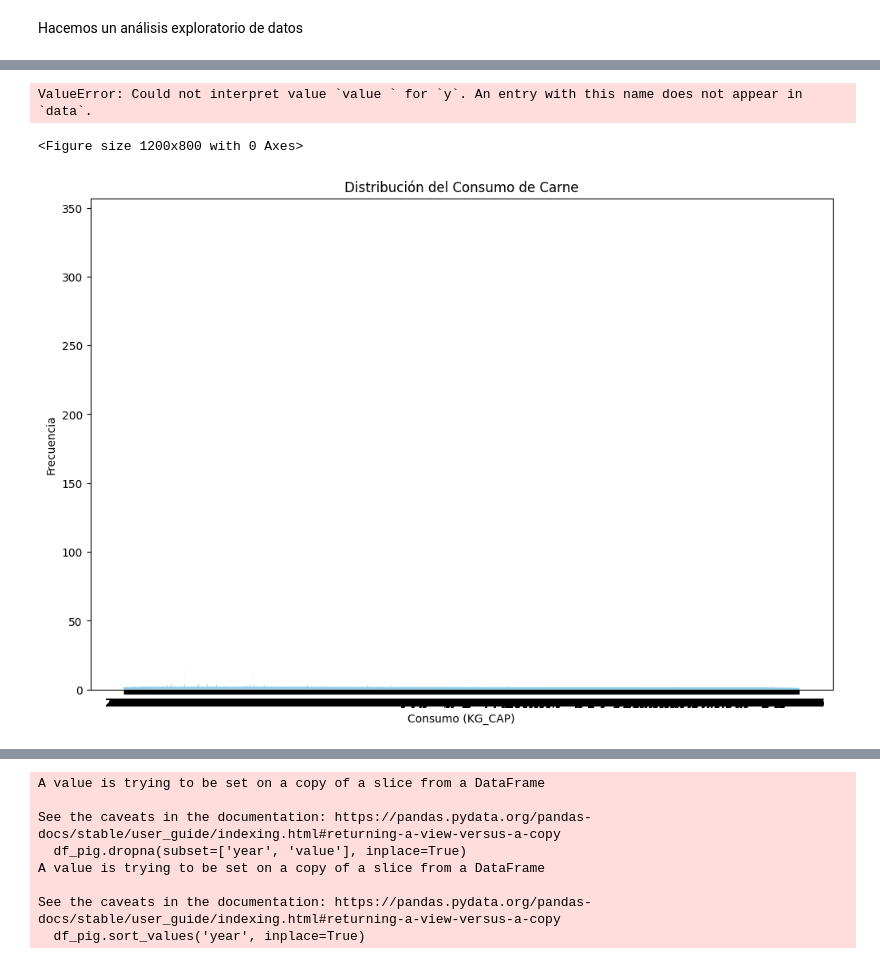
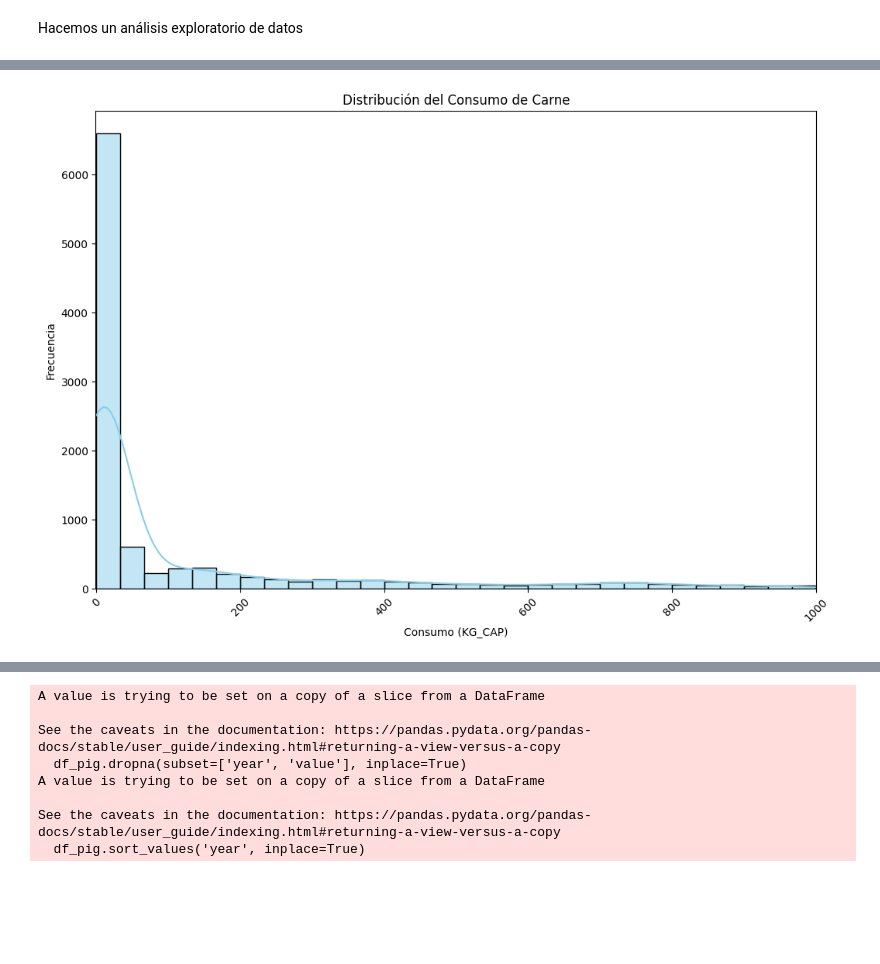
Before and after one commit to danielbolanosuax/GolesUEFA2022, a Jupyter notebook: otrodt.ipynb, the cells around one changed output, grey strips where cells are left out. Drawn from its saved outputs; the diff is of its cells as text; code cells hidden in the pictures; blank space fills up the shorter version.

```diff
--- a/otrodt.ipynb
+++ b/otrodt.ipynb
@@ -116,24 +101,35 @@ plt.show()
-# %%
-# Gráfico de líneas mostrando la tendencia del consumo a lo largo del tiempo
-plt.figure(figsize=(12, 8))
-sns.lineplot(data=df, x='time', y='value ', marker='o', color='green')  # Nota el espacio en 'value '
-plt.title('Tendencia del Consumo de Carne a lo Largo del Tiempo')
-plt.xlabel('Año')
-plt.ylabel('Consumo (KG_CAP)')
-plt.show()
-# %% [output]
-ValueError: Could not interpret value `value ` for `y`. An entry with this name does not appear in `data`.
-<Figure size 1200x800 with 0 Axes>
-# %%
-# Histograma de la columna "value"
-plt.figure(figsize=(12, 8))
-sns.histplot(df['value'], kde=True, color='skyblue')
-plt.title('Distribución del Consumo de Carne')
-plt.xlabel('Consumo (KG_CAP)')
-plt.ylabel('Frecuencia')
-plt.show()
-# %% [output]
-[figure, removed]
+# %%
+import pandas as pd
+import matplotlib.pyplot as plt
+import seaborn as sns
+
+
+# Intentar convertir 'value' a tipo numérico, manejar errores de conversión
+df['value'] = pd.to_numeric(df['value'], errors='coerce')
+
+# Eliminar filas donde 'value' haya convertido a NaN (donde no se pudo convertir a numérico)
+
+# Configurar el tamaño del gráfico
+plt.figure(figsize=(12, 8))
+
+# Crear el histograma con ajustes específicos
+sns.histplot(df['value'], kde=True, color='skyblue', bins=30)
+
+# Ajustar el título y las etiquetas
+plt.title('Distribución del Consumo de Carne')
+plt.xlabel('Consumo (KG_CAP)')
+plt.ylabel('Frecuencia')
+
+# Ajustar los límites del eje X para mostrar todo el rango de datos
+plt.xlim(df['value'].min() - 1, df['value'].max() + 1)
+
+# Opcional: Ajustar las etiquetas del eje X para mejorar la legibilidad
+plt.xticks(rotation=45)
+
+# Mostrar el gráfico
+plt.show()
+# %% [output]
+[figure, added]
 # %%
 import pandas as pd
 import matplotlib.pyplot as plt
```
Also changed, not shown: parts of 3 cells of this notebook.
